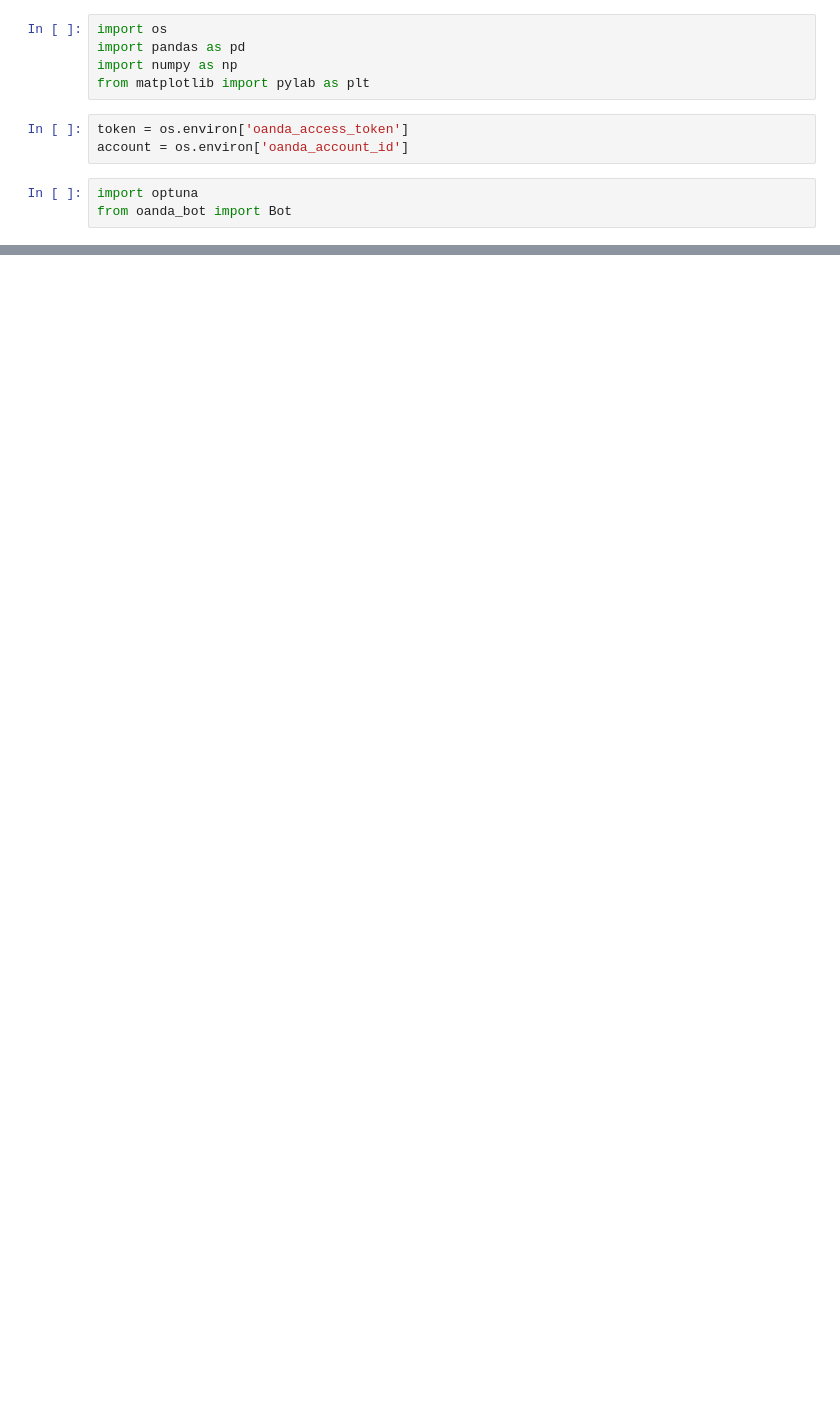
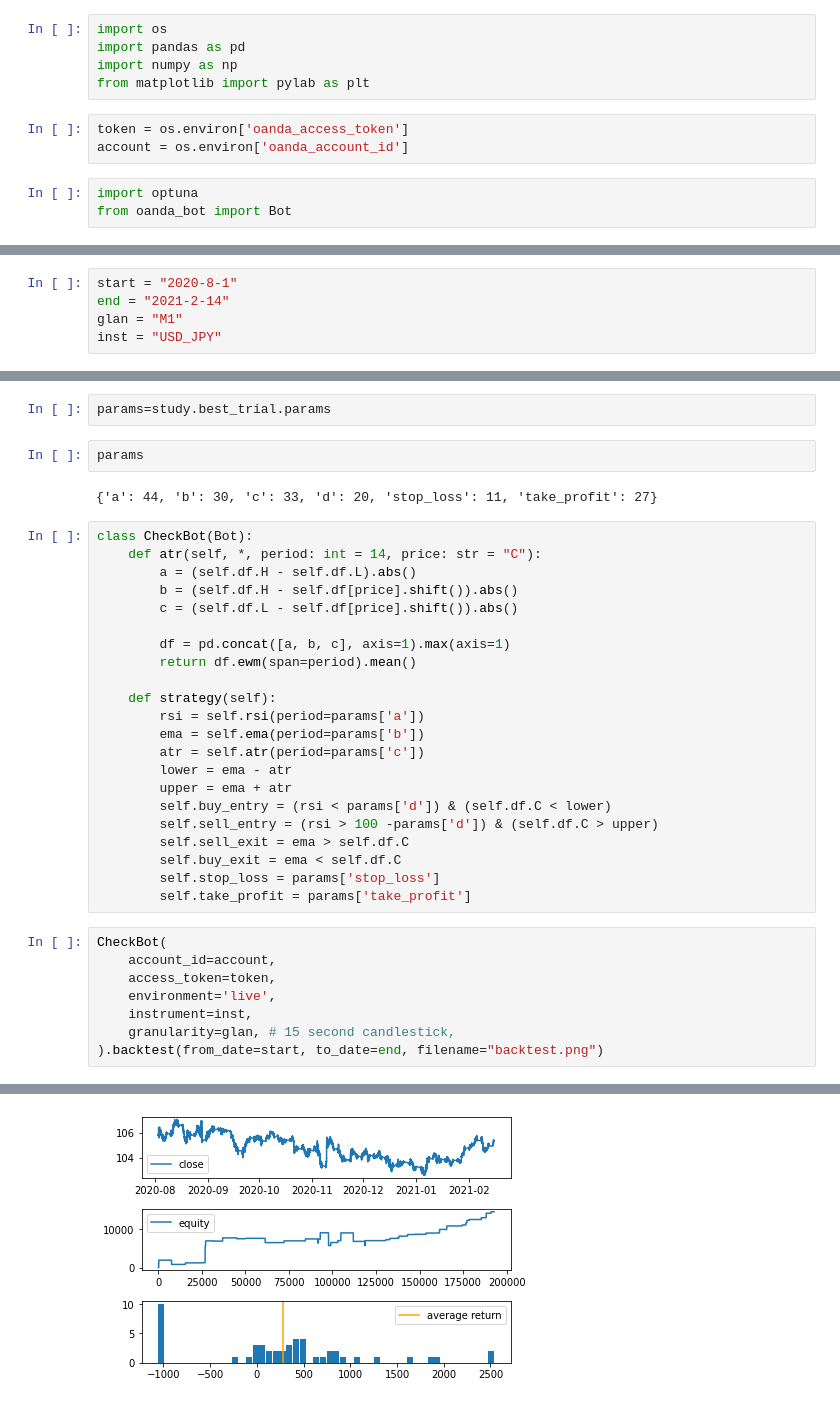
Before and after one commit to Rio114/practice, a Jupyter notebook: trade/fx/oanda_optuna.ipynb, the cells around one changed output, grey strips where cells are left out. Drawn from its saved outputs; the diff is of its cells as text; blank space fills up the shorter version.

```diff
--- a/trade/fx/oanda_optuna.ipynb
+++ b/trade/fx/oanda_optuna.ipynb
@@ -229,5 +217,10 @@ class MyBot(Bot):
 
             return s
+# %%
+start = "2020-8-1"
+end = "2021-2-14"
+glan = "M1"
+inst = "USD_JPY"
 # %%
 mybot = MyBot(
     account_id=account,
@@ -296 +264,38 @@ a: 6, b: 30, score: 191.87
 ... (188 outputs left out)
+# %%
+params=study.best_trial.params
+# %%
+params
+# %% [output]
+{'a': 44, 'b': 30, 'c': 33, 'd': 20, 'stop_loss': 11, 'take_profit': 27}
+# %%
+class CheckBot(Bot):
+    def atr(self, *, period: int = 14, price: str = "C"):
+        a = (self.df.H - self.df.L).abs()
+        b = (self.df.H - self.df[price].shift()).abs()
+        c = (self.df.L - self.df[price].shift()).abs()
+
+        df = pd.concat([a, b, c], axis=1).max(axis=1)
+        return df.ewm(span=period).mean()
+
+    def strategy(self):
+        rsi = self.rsi(period=params['a'])
+        ema = self.ema(period=params['b'])
+        atr = self.atr(period=params['c'])
+        lower = ema - atr
+        upper = ema + atr
+        self.buy_entry = (rsi < params['d']) & (self.df.C < lower)
+        self.sell_entry = (rsi > 100 -params['d']) & (self.df.C > upper)
+        self.sell_exit = ema > self.df.C
+        self.buy_exit = ema < self.df.C
+        self.stop_loss = params['stop_loss']
+        self.take_profit = params['take_profit']
+# %%
+CheckBot(
+    account_id=account,
+    access_token=token,
+    environment='live',
+    instrument=inst,
+    granularity=glan, # 15 second candlestick,
+).backtest(from_date=start, to_date=end, filename="backtest.png")
+# %% [output]
@@ -296,0 +314 @@ a: 6, b: 30, score: 191.87
+[figure, added]
```
Also changed, not shown: parts of 5 cells of this notebook.
